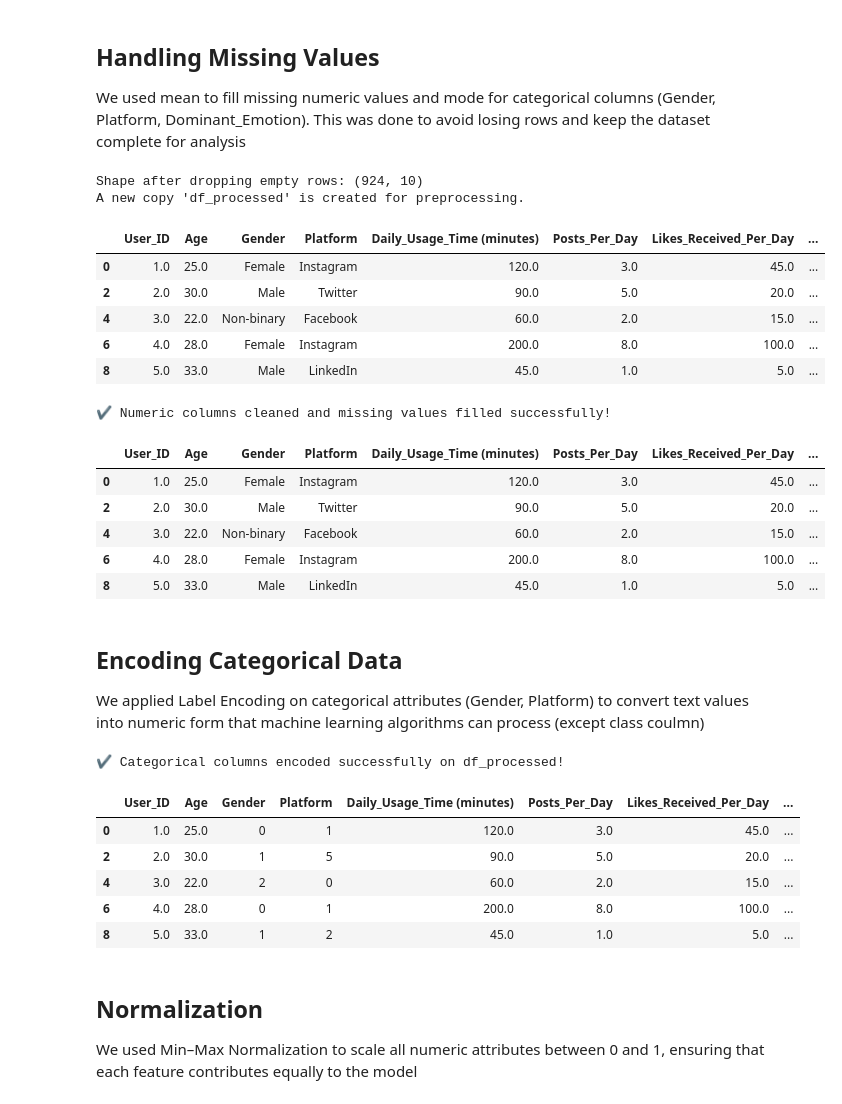
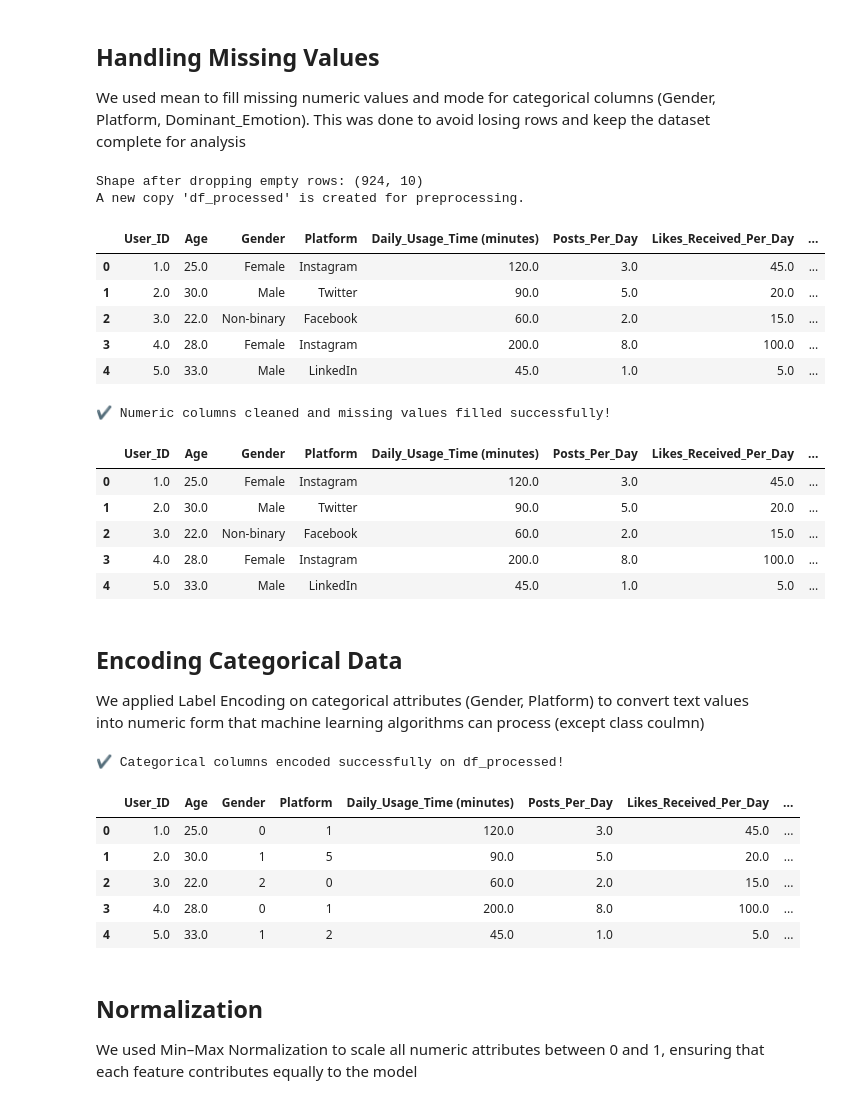
Before and after one commit to WajdAlsuhaymi/IT326-DataMining-Group2, a Jupyter notebook: Reports/Phase3.ipynb, the cells around one changed output. Drawn from its saved outputs; the diff is of its cells as text; code cells hidden in the pictures.

```diff
--- a/Reports/Phase3.ipynb
+++ b/Reports/Phase3.ipynb
@@ -229,33 +157,33 @@ This was done to avoid losing rows and keep the dataset complete for analysis
 # %%
 import pandas as pd
 
 # Load the cleaned dataset
-df = pd.read_csv("Cleaned_dataset.csv")
+df = pd.read_csv("https://raw.githubusercontent.com/WajdAlSuhaymi/IT326-DataMining-Group2/main/Dataset/Raw_dataset.csv")
 
 # Drop any completely empty rows
 df = df.dropna(how='all')
 
 print("Shape after dropping empty rows:", df.shape)
 
 # Create a new DataFrame for preprocessing
 df_processed = df.copy()
 
 print("A new copy 'df_processed' is created for preprocessing.")
 df_processed.head()
 # %% [output]
 Shape after dropping empty rows: (924, 10)
 A new copy 'df_processed' is created for preprocessing.
 |  | User_ID | Age | Gender | Platform | Daily_Usage_Time (minutes) | Posts_Per_Day | Likes_Received_Per_Day | ... |
 | 0 | 1.0 | 25.0 | Female | Instagram | 120.0 | 3.0 | 45.0 | ... |
-| 2 | 2.0 | 30.0 | Male | Twitter | 90.0 | 5.0 | 20.0 | ... |
-| 4 | 3.0 | 22.0 | Non-binary | Facebook | 60.0 | 2.0 | 15.0 | ... |
-| 6 | 4.0 | 28.0 | Female | Instagram | 200.0 | 8.0 | 100.0 | ... |
-| 8 | 5.0 | 33.0 | Male | LinkedIn | 45.0 | 1.0 | 5.0 | ... |
+| 1 | 2.0 | 30.0 | Male | Twitter | 90.0 | 5.0 | 20.0 | ... |
+| 2 | 3.0 | 22.0 | Non-binary | Facebook | 60.0 | 2.0 | 15.0 | ... |
+| 3 | 4.0 | 28.0 | Female | Instagram | 200.0 | 8.0 | 100.0 | ... |
+| 4 | 5.0 | 33.0 | Male | LinkedIn | 45.0 | 1.0 | 5.0 | ... |
 # %%
 import pandas as pd
 
 # Load cleaned dataset
-df = pd.read_csv("Cleaned_dataset.csv")
+df = pd.read_csv("https://raw.githubusercontent.com/WajdAlSuhaymi/IT326-DataMining-Group2/main/Dataset/Raw_dataset.csv")
 
 # Drop any completely empty rows
 df = df.dropna(how='all')
@@ -286,10 +214,10 @@ df_processed.head()
 ✔ Numeric columns cleaned and missing values filled successfully!
 |  | User_ID | Age | Gender | Platform | Daily_Usage_Time (minutes) | Posts_Per_Day | Likes_Received_Per_Day | ... |
 | 0 | 1.0 | 25.0 | Female | Instagram | 120.0 | 3.0 | 45.0 | ... |
-| 2 | 2.0 | 30.0 | Male | Twitter | 90.0 | 5.0 | 20.0 | ... |
-| 4 | 3.0 | 22.0 | Non-binary | Facebook | 60.0 | 2.0 | 15.0 | ... |
-| 6 | 4.0 | 28.0 | Female | Instagram | 200.0 | 8.0 | 100.0 | ... |
-| 8 | 5.0 | 33.0 | Male | LinkedIn | 45.0 | 1.0 | 5.0 | ... |
+| 1 | 2.0 | 30.0 | Male | Twitter | 90.0 | 5.0 | 20.0 | ... |
+| 2 | 3.0 | 22.0 | Non-binary | Facebook | 60.0 | 2.0 | 15.0 | ... |
+| 3 | 4.0 | 28.0 | Female | Instagram | 200.0 | 8.0 | 100.0 | ... |
+| 4 | 5.0 | 33.0 | Male | LinkedIn | 45.0 | 1.0 | 5.0 | ... |
 # %% [markdown]
 
 ## Encoding Categorical Data
@@ -300,7 +228,7 @@ from sklearn.preprocessing import LabelEncoder
 import pandas as pd
 
 # Load cleaned dataset
-df = pd.read_csv("Cleaned_dataset.csv")
+df = pd.read_csv("https://raw.githubusercontent.com/WajdAlSuhaymi/IT326-DataMining-Group2/main/Dataset/Raw_dataset.csv")
 
 # Drop any completely empty rows
 df = df.dropna(how='all')
@@ -322,10 +250,10 @@ df_processed.head()
 ✔ Categorical columns encoded successfully on df_processed!
 |  | User_ID | Age | Gender | Platform | Daily_Usage_Time (minutes) | Posts_Per_Day | Likes_Received_Per_Day | ... |
 | 0 | 1.0 | 25.0 | 0 | 1 | 120.0 | 3.0 | 45.0 | ... |
-| 2 | 2.0 | 30.0 | 1 | 5 | 90.0 | 5.0 | 20.0 | ... |
-| 4 | 3.0 | 22.0 | 2 | 0 | 60.0 | 2.0 | 15.0 | ... |
-| 6 | 4.0 | 28.0 | 0 | 1 | 200.0 | 8.0 | 100.0 | ... |
-| 8 | 5.0 | 33.0 | 1 | 2 | 45.0 | 1.0 | 5.0 | ... |
+| 1 | 2.0 | 30.0 | 1 | 5 | 90.0 | 5.0 | 20.0 | ... |
+| 2 | 3.0 | 22.0 | 2 | 0 | 60.0 | 2.0 | 15.0 | ... |
+| 3 | 4.0 | 28.0 | 0 | 1 | 200.0 | 8.0 | 100.0 | ... |
+| 4 | 5.0 | 33.0 | 1 | 2 | 45.0 | 1.0 | 5.0 | ... |
 # %% [markdown]
 
 ## Normalization
```
Also changed, not shown: parts of 17 cells of this notebook.
